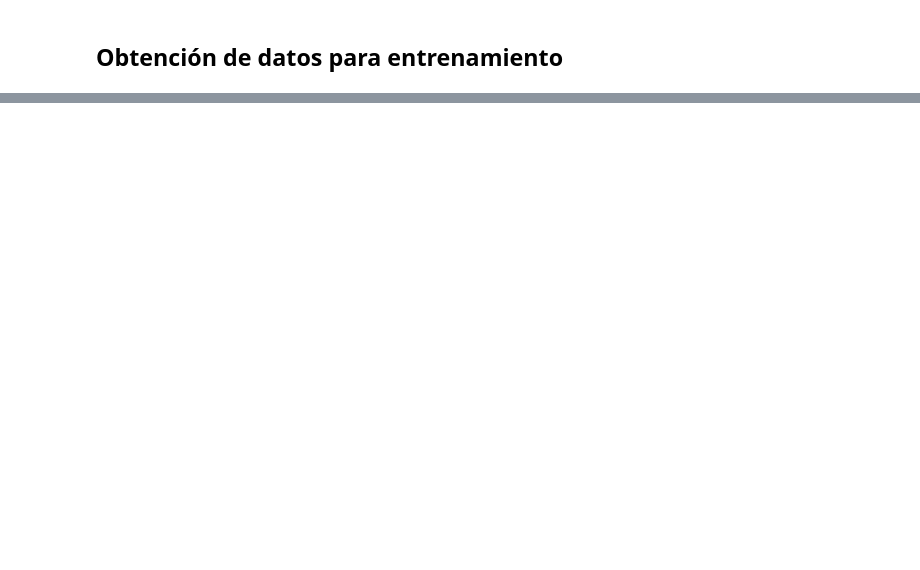
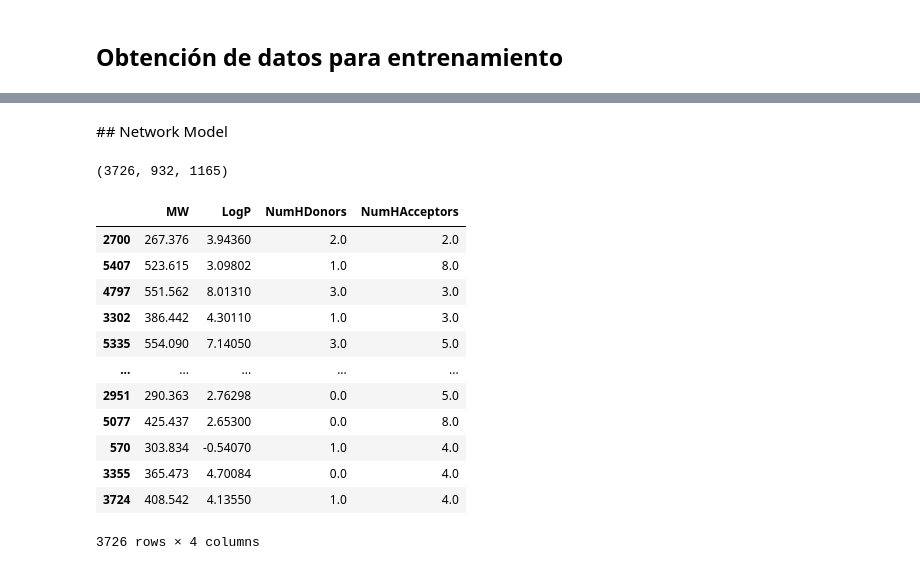
Before and after one commit to mauricio-anderson/bioinformatics_final_project, a Jupyter notebook: 005_Para_investigar.ipynb, the cells around one changed output, grey strips where cells are left out. Drawn from its saved outputs; the diff is of its cells as text; code cells hidden in the pictures; blank space fills up the shorter version.

```diff
--- a/005_Para_investigar.ipynb
+++ b/005_Para_investigar.ipynb
@@ -76,0 +176,2 @@ df.head(3)
+# %%
+df_combined = pd.concat([df, df_lipinski], axis=1)
@@ -76,0 +189,41 @@ df.head(3)
+# %% [markdown]
+## Network Model
+# %%
+from sklearn.model_selection import train_test_split
+
+y = df_combined.pIC50
+X = df_combined[['MW', 'LogP', 'NumHDonors', 'NumHAcceptors']]
+
+X_train, X_test, y_train, y_test = train_test_split(
+    X,
+    y,
+    test_size=0.2,
+    random_state=88
+)
+
+X_train, X_val, y_train, y_val = train_test_split(
+    X_train,
+    y_train,
+    test_size=0.2,
+    random_state=88
+)
+
+len(X_train), len(X_val), len(X_test)
+# %% [output]
+(3726, 932, 1165)
+# %%
+X_train
+# %% [output]
+|  | MW | LogP | NumHDonors | NumHAcceptors |
+| 2700 | 267.376 | 3.94360 | 2.0 | 2.0 |
+| 5407 | 523.615 | 3.09802 | 1.0 | 8.0 |
+| 4797 | 551.562 | 8.01310 | 3.0 | 3.0 |
+| 3302 | 386.442 | 4.30110 | 1.0 | 3.0 |
+| 5335 | 554.090 | 7.14050 | 3.0 | 5.0 |
+| ... | ... | ... | ... | ... |
+| 2951 | 290.363 | 2.76298 | 0.0 | 5.0 |
+| 5077 | 425.437 | 2.65300 | 0.0 | 8.0 |
+| 570 | 303.834 | -0.54070 | 1.0 | 4.0 |
+| 3355 | 365.473 | 4.70084 | 0.0 | 4.0 |
+| 3724 | 408.542 | 4.13550 | 1.0 | 4.0 |
+3726 rows × 4 columns
```
Also changed, not shown: parts of 22 cells of this notebook, 4 other files.
